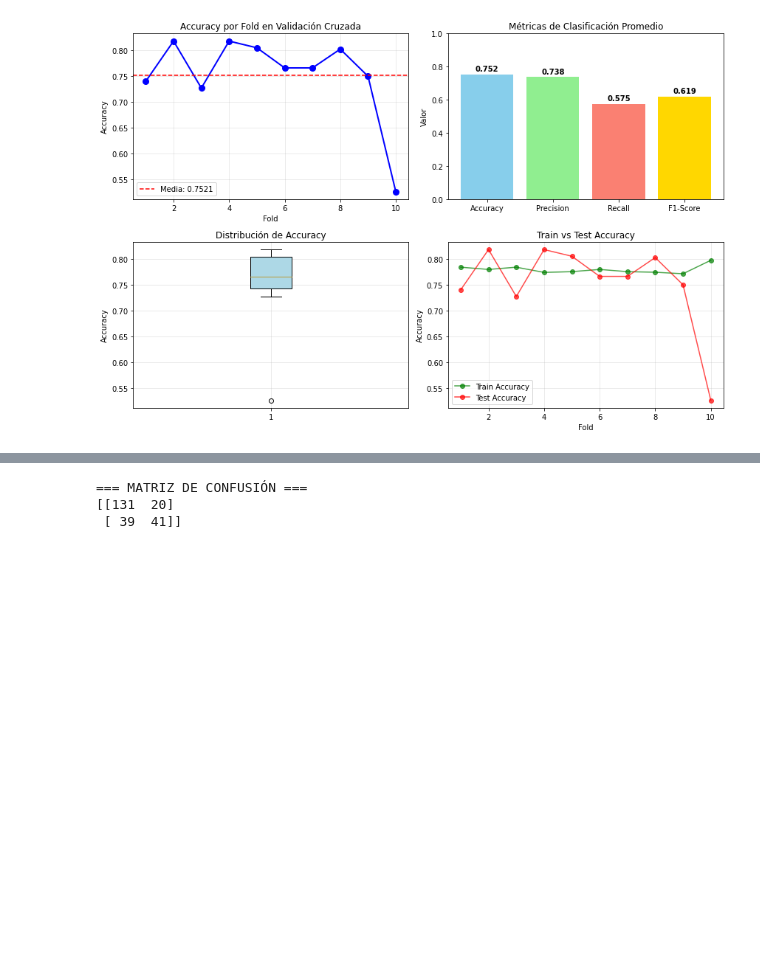
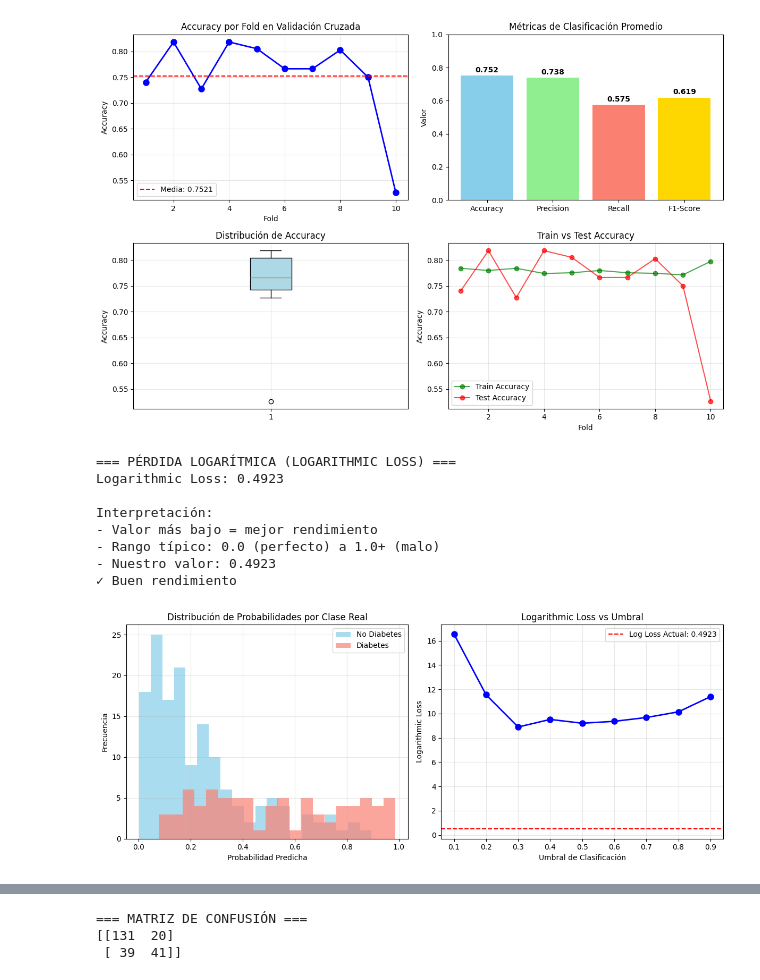
Before and after one commit to NoSoyRo/mdm-framework, a Jupyter notebook: p7/practica7_evaluacion_algoritmos_completa.ipynb, the cells around one changed output, grey strips where cells are left out. Cells and saved outputs as stored; diff of their text form; code cells hidden in the pictures; blank space fills up the shorter version.

```diff
--- a/p7/practica7_evaluacion_algoritmos_completa.ipynb
+++ b/p7/practica7_evaluacion_algoritmos_completa.ipynb
@@ -46,6 +48,6 @@ Librerías importadas correctamente
 # %%
 # Cargar datos de pacientes
-pacientes_path = r'D:\maestria\mdm-framework\p7\pacientes.csv'
+pacientes_path = 'pacientes.csv'
 df_pacientes = pd.read_csv(pacientes_path)
 
 print("Información del dataset de pacientes:")
@@ -221,3 +225,77 @@ Accuracy mínimo: 0.5263
 Accuracy máximo: 0.8182
 Intervalo de confianza (95%): [0.5925, 0.9116]
 [figure]
+# %%
+# d) Cálculo de la pérdida logarítmica (logarithmic loss)
+from sklearn.metrics import log_loss
+
+X_train, X_test, y_train, y_test = train_test_split(X_pacientes, y_pacientes,
+                                                    test_size=0.3, random_state=7, stratify=y_pacientes)
+
+# Entrenar el modelo
+modelo_logistico.fit(X_train, y_train)
+y_pred = modelo_logistico.predict(X_test)
+y_pred_proba = modelo_logistico.predict_proba(X_test)[:, 1]
+
+# Calcular logarithmic loss usando las probabilidades predichas
+log_loss_score = log_loss(y_test, y_pred_proba)
+
+print("=== PÉRDIDA LOGARÍTMICA (LOGARITHMIC LOSS) ===")
+print(f"Logarithmic Loss: {log_loss_score:.4f}")
+print(f"\nInterpretación:")
+print(f"- Valor más bajo = mejor rendimiento")
+print(f"- Rango típico: 0.0 (perfecto) a 1.0+ (malo)")
+print(f"- Nuestro valor: {log_loss_score:.4f}")
+
+# Comparación con valores de referencia
+if log_loss_score < 0.3:
+    print("✓ Excelente rendimiento")
+elif log_loss_score < 0.5:
+    print("✓ Buen rendimiento")
+elif log_loss_score < 0.7:
+    print("⚠ Rendimiento moderado")
+else:
+    print("⚠ Rendimiento pobre")
+
+# Visualización de las probabilidades predichas
+plt.figure(figsize=(12, 5))
+
+# Subplot 1: Distribución de probabilidades por clase real
+plt.subplot(1, 2, 1)
+plt.hist(y_pred_proba[y_test == 0], bins=20, alpha=0.7, label='No Diabetes', color='skyblue')
+plt.hist(y_pred_proba[y_test == 1], bins=20, alpha=0.7, label='Diabetes', color='salmon')
+plt.xlabel('Probabilidad Predicha')
+plt.ylabel('Frecuencia')
+plt.title('Distribución de Probabilidades por Clase Real')
+plt.legend()
+plt.grid(True, alpha=0.3)
+
+# Subplot 2: Logarithmic loss por umbral
+plt.subplot(1, 2, 2)
+thresholds = np.arange(0.1, 1.0, 0.1)
+log_losses = []
+for threshold in thresholds:
+    y_pred_thresh = (y_pred_proba >= threshold).astype(int)
+    ll = log_loss(y_test, y_pred_thresh)
+    log_losses.append(ll)
+
+plt.plot(thresholds, log_losses, 'bo-', linewidth=2, markersize=8)
+plt.axhline(y=log_loss_score, color='r', linestyle='--', label=f'Log Loss Actual: {log_loss_score:.4f}')
+plt.xlabel('Umbral de Clasificación')
+plt.ylabel('Logarithmic Loss')
+plt.title('Logarithmic Loss vs Umbral')
+plt.legend()
+plt.grid(True, alpha=0.3)
+
+plt.tight_layout()
+plt.show()
+# %% [output]
+=== PÉRDIDA LOGARÍTMICA (LOGARITHMIC LOSS) ===
+Logarithmic Loss: 0.4923
+
+Interpretación:
+- Valor más bajo = mejor rendimiento
+- Rango típico: 0.0 (perfecto) a 1.0+ (malo)
+- Nuestro valor: 0.4923
+✓ Buen rendimiento
+[figure, added]
```
Also changed, not shown: parts of 9 cells of this notebook, 1 other file.
